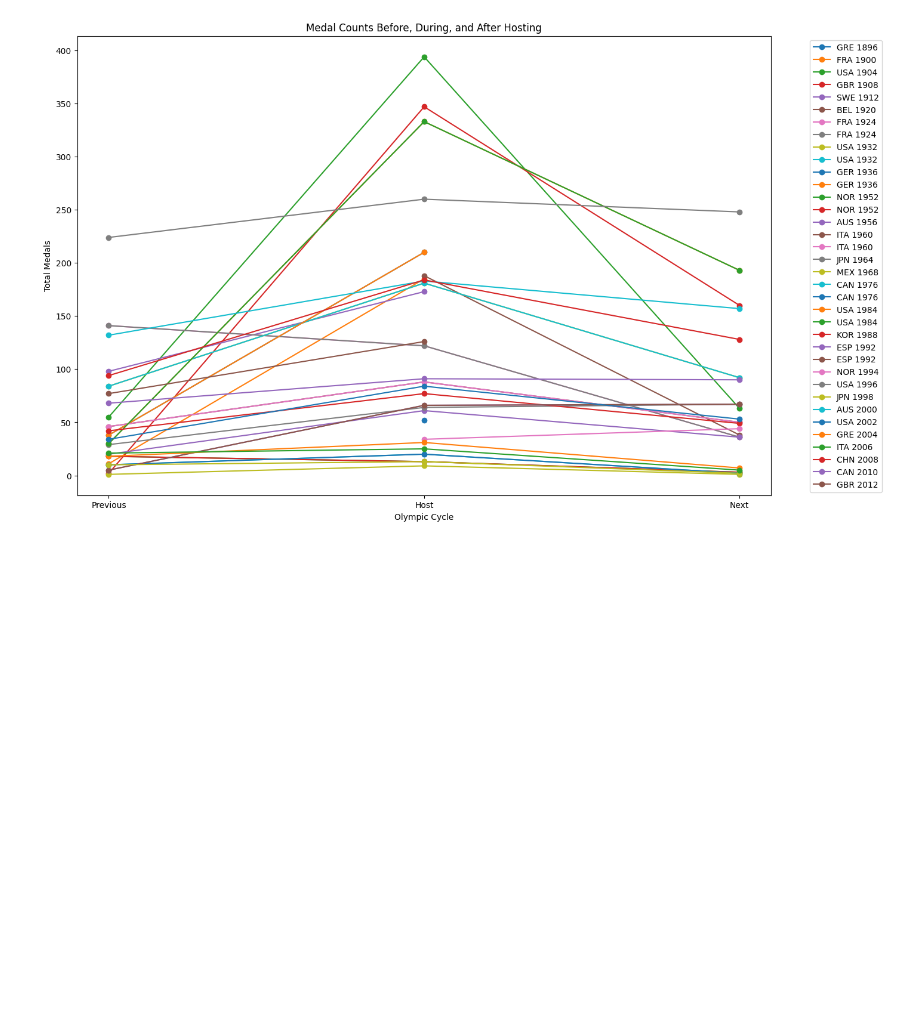
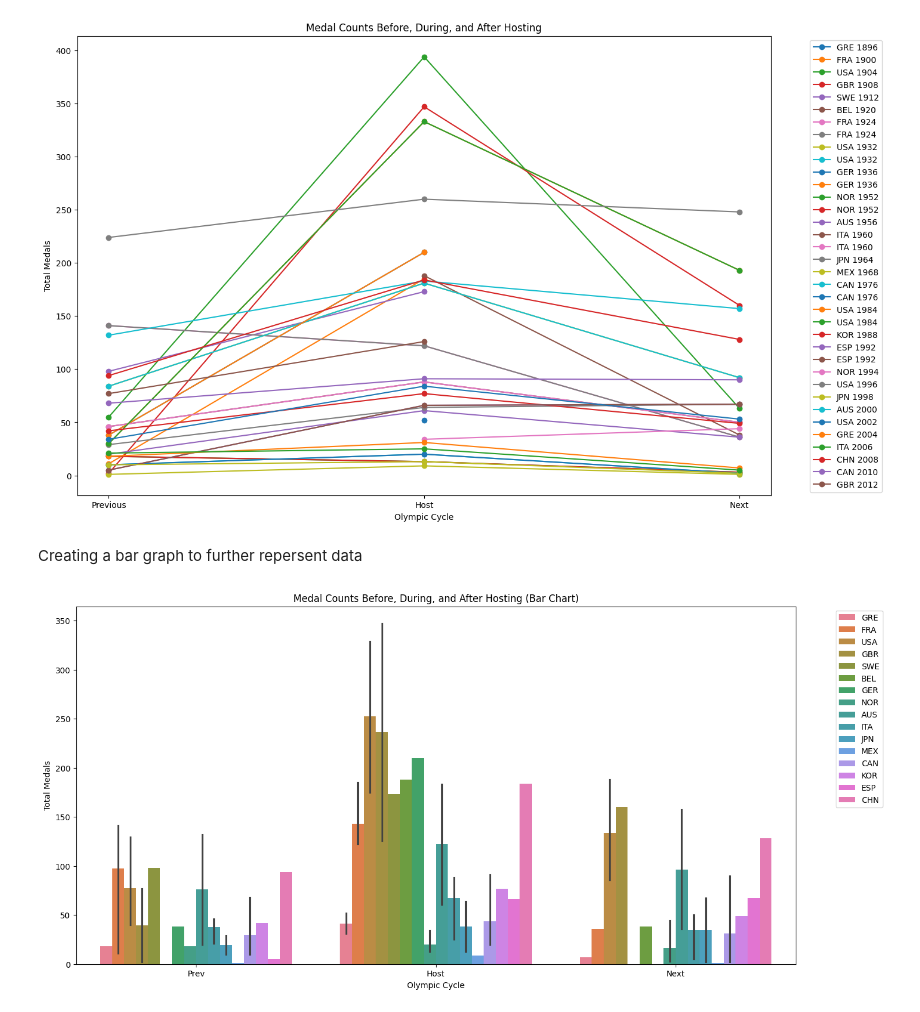
Before and after one commit to skorenstein/ITSC3162, a Jupyter notebook: project1.ipynb, the cells around one changed output. Saved outputs shown, nothing was run; the diff lists cells and outputs as text; code cells hidden in the pictures; blank space fills up the shorter version.

```diff
--- a/project1.ipynb
+++ b/project1.ipynb
@@ -268,3 +268,27 @@ plt.legend(bbox_to_anchor=(1.05, 1), loc='upper left')
 plt.show()
 # %% [output]
 [figure]
+# %% [markdown]
+Creating a bar graph to further repersent data
+# %%
+boost_melted = boost_df.melt(
+    id_vars=["Country", "Host_Year"],
+    value_vars=["Prev_Medals", "Host_Medals", "Next_Medals"],
+    var_name="Cycle",
+    value_name="Medals"
+)
+
+
+boost_melted["Cycle"] = boost_melted["Cycle"].str.replace("_Medals", "")
+
+
+plt.figure(figsize=(16,8))
+sns.barplot(data=boost_melted, x="Cycle", y="Medals", hue="Country")
+
+plt.title("Medal Counts Before, During, and After Hosting (Bar Chart)")
+plt.xlabel("Olympic Cycle")
+plt.ylabel("Total Medals")
+plt.legend(bbox_to_anchor=(1.05, 1), loc='upper left')
+plt.show()
+# %% [output]
+[figure, added]
```
Also changed, not shown: 1 other file.
